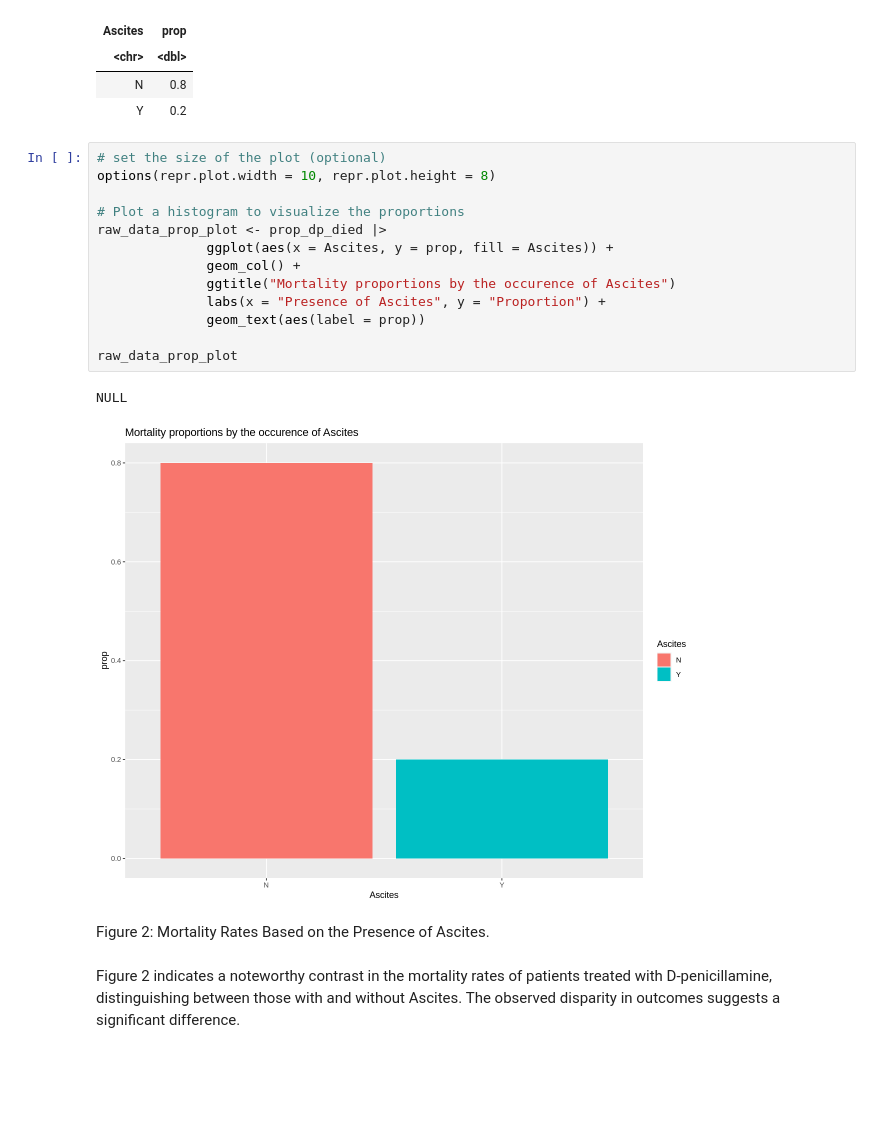
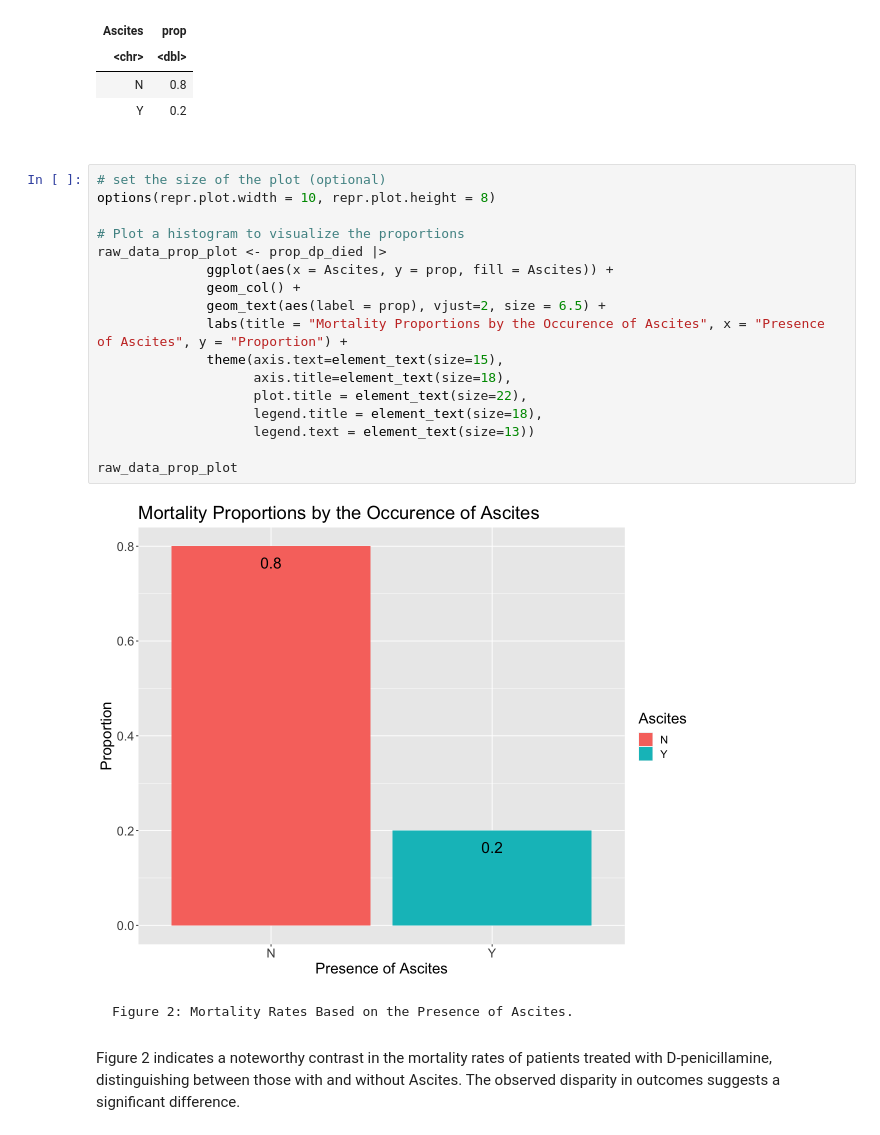
Before and after one commit to Rithika-Nair/STAT-201-Final_Project, a Jupyter notebook: Project-Final-Report.ipynb, the cells around one changed output. Drawn from its saved outputs; the diff is of its cells as text; blank space fills up the shorter version.

```diff
--- a/Project-Final-Report.ipynb
+++ b/Project-Final-Report.ipynb
@@ -226,24 +233,29 @@ A tibble: 2 × 2
 | <chr> | <dbl> |
 | N | 0.8 |
 | Y | 0.2 |
+# %% [markdown]
+<a id='fig_2'></a>
 # %%
 # set the size of the plot (optional)
 options(repr.plot.width = 10, repr.plot.height = 8)
 
 # Plot a histogram to visualize the proportions
 raw_data_prop_plot <- prop_dp_died |>
               ggplot(aes(x = Ascites, y = prop, fill = Ascites)) +
               geom_col() +
-              ggtitle("Mortality proportions by the occurence of Ascites")
-              labs(x = "Presence of Ascites", y = "Proportion") +
-              geom_text(aes(label = prop))
+              geom_text(aes(label = prop), vjust=2, size = 6.5) +
+              labs(title = "Mortality Proportions by the Occurence of Ascites", x = "Presence of Ascites", y = "Proportion") +
+              theme(axis.text=element_text(size=15),
+                    axis.title=element_text(size=18),
+                    plot.title = element_text(size=22),
+                    legend.title = element_text(size=18),
+                    legend.text = element_text(size=13))
 
 raw_data_prop_plot
 # %% [output]
-NULL
-[figure, old version]
+[figure, new version]
 # %% [markdown]
-Figure 2: Mortality Rates Based on the Presence of Ascites.
+    Figure 2: Mortality Rates Based on the Presence of Ascites.
 # %% [markdown]
 Figure  2 indicates a noteworthy contrast in the mortality rates of patients treated with D-penicillamine, distinguishing between those with and without Ascites. The observed disparity in outcomes suggests a significant difference.
 # %% [markdown]
```
Also changed, not shown: parts of 28 cells of this notebook.
